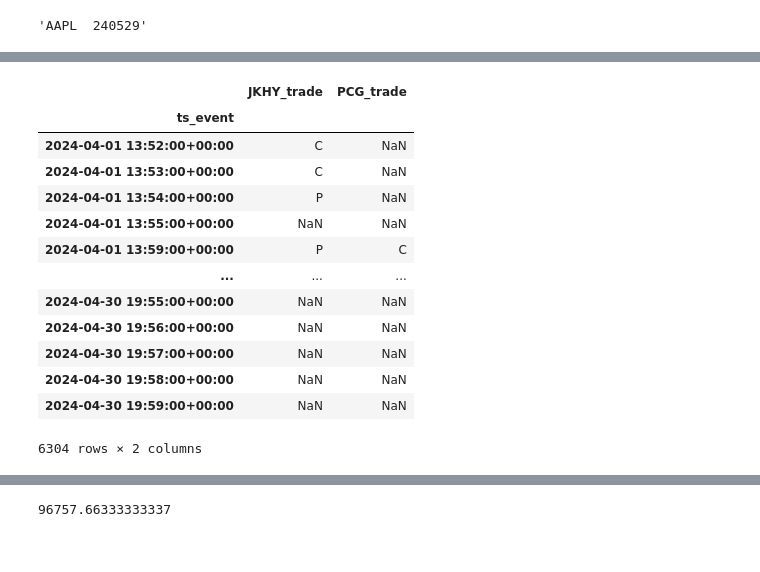
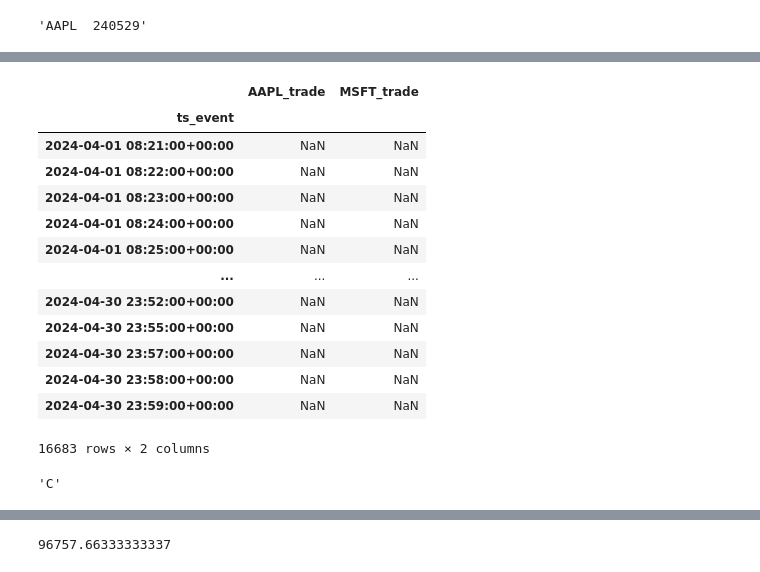
Before and after one commit to niallkehoe/mse244, a Jupyter notebook: backtest/backtest.ipynb, the cells around one changed output, grey strips where cells are left out. Drawn from its saved outputs; the diff is of its cells as text; code cells hidden in the pictures.

Commit message:
out of sample bug fixed, DB min added - Updated Trade Gen

```diff
--- a/backtest/backtest.ipynb
+++ b/backtest/backtest.ipynb
@@ -257,24 +257,25 @@ select_closest_option(df_at_time, "AAPL", 30, timestamp_test, option_type="P")
 # %%
 # df_trades = pd.read_csv("../output/AAPL_MSFT_trades.csv", index_col=0, parse_dates=True)
-tickers = ("JKHY", "PCG")
+# tickers = ("JKHY", "PCG")
+tickers = ("AAPL", "MSFT")
 df_trades = pd.read_csv(f"../output/{tickers[0]}_{tickers[1]}_trades.csv", index_col=0, parse_dates=True)
 df_trades = df_trades[[f"{tickers[0]}_trade", f"{tickers[1]}_trade"]]
 df_trades
 # %% [output]
-|  | JKHY_trade | PCG_trade |
+|  | AAPL_trade | MSFT_trade |
 | ts_event |  |  |
-| 2024-04-01 13:52:00+00:00 | C | NaN |
-| 2024-04-01 13:53:00+00:00 | C | NaN |
-| 2024-04-01 13:54:00+00:00 | P | NaN |
-| 2024-04-01 13:55:00+00:00 | NaN | NaN |
-| 2024-04-01 13:59:00+00:00 | P | C |
+| 2024-04-01 08:21:00+00:00 | NaN | NaN |
+| 2024-04-01 08:22:00+00:00 | NaN | NaN |
+| 2024-04-01 08:23:00+00:00 | NaN | NaN |
+| 2024-04-01 08:24:00+00:00 | NaN | NaN |
+| 2024-04-01 08:25:00+00:00 | NaN | NaN |
 | ... | ... | ... |
-| 2024-04-30 19:55:00+00:00 | NaN | NaN |
-| 2024-04-30 19:56:00+00:00 | NaN | NaN |
-| 2024-04-30 19:57:00+00:00 | NaN | NaN |
-| 2024-04-30 19:58:00+00:00 | NaN | NaN |
-| 2024-04-30 19:59:00+00:00 | NaN | NaN |
+| 2024-04-30 23:52:00+00:00 | NaN | NaN |
+| 2024-04-30 23:55:00+00:00 | NaN | NaN |
+| 2024-04-30 23:57:00+00:00 | NaN | NaN |
+| 2024-04-30 23:58:00+00:00 | NaN | NaN |
+| 2024-04-30 23:59:00+00:00 | NaN | NaN |
-6304 rows × 2 columns
+16683 rows × 2 columns
 # %%
 def get_trade_decision(df_trades, stock_ticker, time_stamp):
     try:
@@ -289,6 +290,8 @@ def get_trade_decision(df_trades, stock_ticker, time_stamp):
 # get_trade_decision(df_trades, "AAPL", "2024-04-01 08:11:00+00:00")
 # get_trade_decision(df_trades, "AAPL", "2024-04-30 23:54:00+00:00")
 get_trade_decision(df_trades, tickers[0], "2024-04-01 13:31:00+00:00")
+# %% [output]
+'C'
 # %%
 time_stamps = merged_df.index.unique()
 
```
Also changed, not shown: parts of 5 cells of this notebook, 6 other files.
